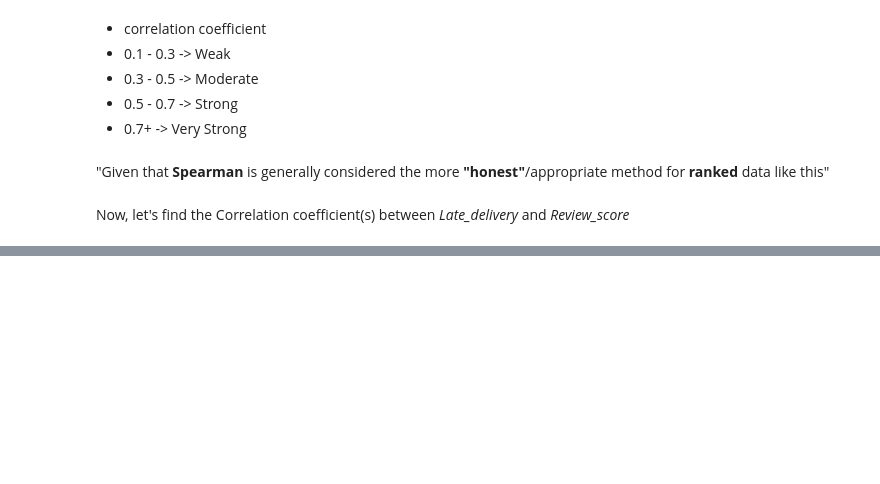
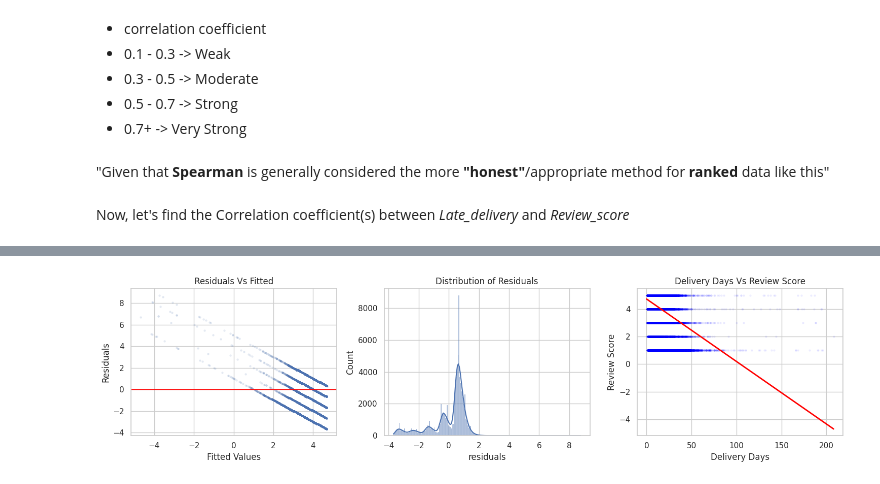
Before and after one commit to SaiShashankG/Olist_Brazilian, a Jupyter notebook: visualization.ipynb, the cells around one changed output, grey strips where cells are left out. Cells and saved outputs as stored; diff of their text form; code cells hidden in the pictures; blank space fills up the shorter version.

```diff
--- a/visualization.ipynb
+++ b/visualization.ipynb
@@ -154,0 +180,4 @@ Now, let's find the Correlation coefficient(s) between *Late_delivery* and *Revi
+# %%
+model1=smf.ols('review_score~delivery_days',data=df_reg)
+# %%
+results=model1.fit()
@@ -154,0 +224,3 @@ Now, let's find the Correlation coefficient(s) between *Late_delivery* and *Revi
+# %%
+df_reg['fitted']=results.fittedvalues
+df_reg['residuals']=results.resid
@@ -154,0 +236,28 @@ Now, let's find the Correlation coefficient(s) between *Late_delivery* and *Revi
+# %%
+fig,axes=plt.subplots(1,3,figsize=(15,4))
+
+#Residual Vs Fitted
+axes[0].scatter(df_reg['fitted'],df_reg['residuals'],alpha=0.1,s=5)
+axes[0].axhline(y=0,color='red',linewidth=1)
+axes[0].set_title('Residuals Vs Fitted')
+axes[0].set_xlabel('Fitted Values')
+axes[0].set_ylabel('Residuals')
+
+#Distribution of Residuals
+sns.histplot(df_reg['residuals'],kde=True, ax=axes[1])
+axes[1].set_title('Distribution of Residuals')
+
+#Delivery days vs Review score with Regression line
+axes[2].scatter(df_reg['delivery_days'],df_reg['review_score'], alpha=0.05, s=5, color='blue')
+axes[2].plot(sorted(df_reg['delivery_days']),
+             results.predict(pd.DataFrame({'delivery_days':sorted(df_reg['delivery_days'])})),
+             color='red',linewidth=2)
+axes[2].set_title('Delivery Days Vs Review Score')
+axes[2].set_xlabel('Delivery Days')
+axes[2].set_ylabel('Review Score')
+
+
+plt.tight_layout()
+plt.show()
+# %% [output]
+[figure, added]
```
Also changed, not shown: parts of 26 cells of this notebook, 1 other file.
